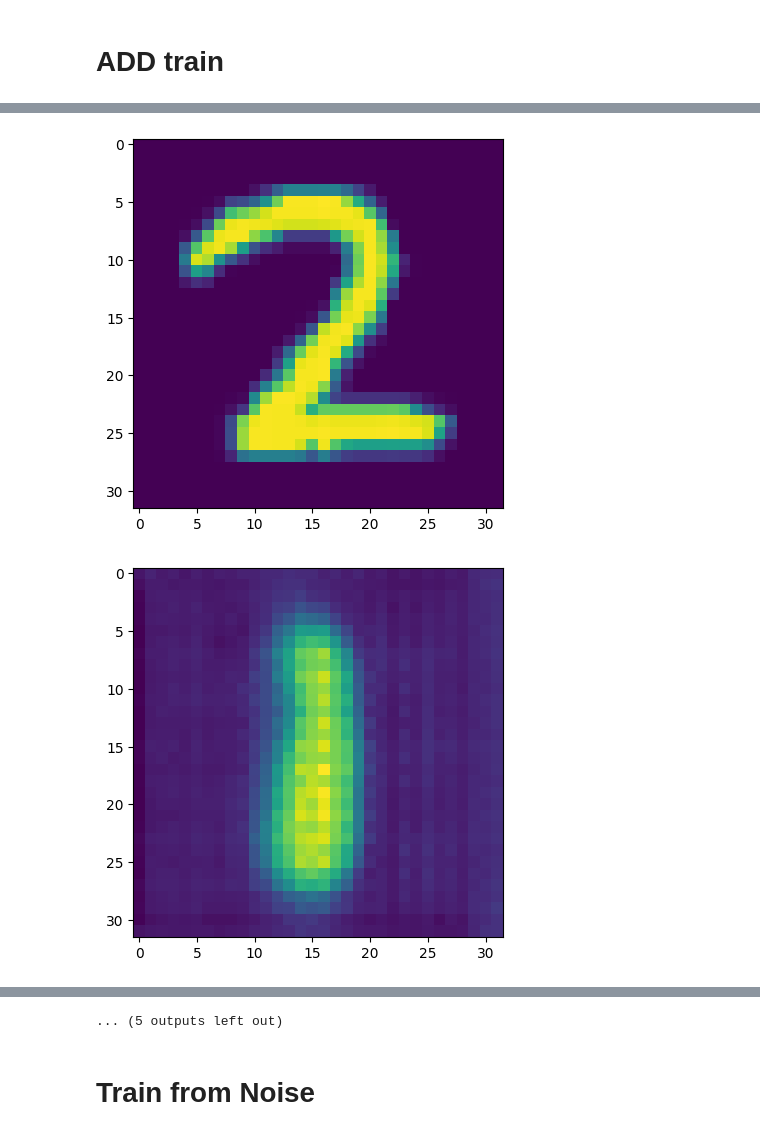
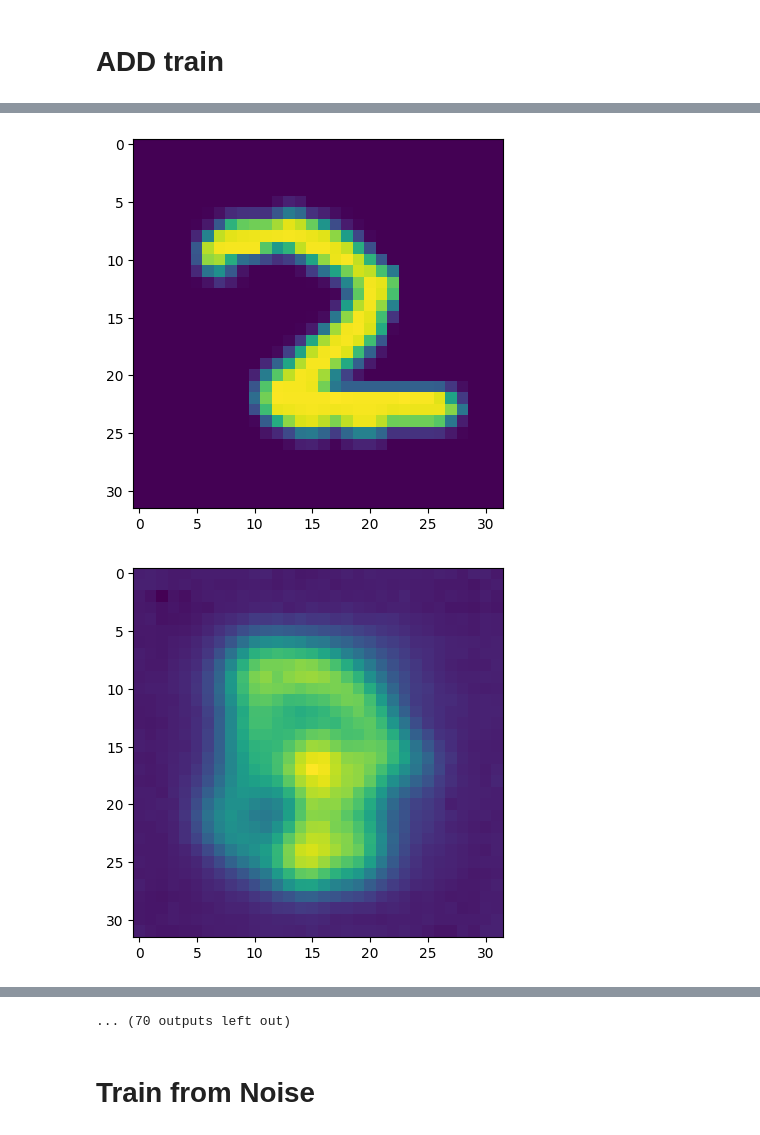
Before and after one commit to FedericoRaschiatore0123/Neural_Network, a Jupyter notebook: Adversarial_Diffusion_Distillation_Last_Version.ipynb, the cells around one changed output, grey strips where cells are left out. Cells and saved outputs as stored; diff of their text form; code cells hidden in the pictures.

```diff
--- a/Adversarial_Diffusion_Distillation_Last_Version.ipynb
+++ b/Adversarial_Diffusion_Distillation_Last_Version.ipynb
@@ -95,7 +95,7 @@ global_var_mnist = {
     "factor" : 0.1,
 
     #ADD
-    "student_path" : "/content/Neural_Network/models/student_model_mnist.pth",
+    "student_path" : "/content/Neural_Network/models/student_model_mnist1.pth",
     "teacher_path" : "/content/Neural_Network/models/diffusion_model_mnist.pth",
     "discriminator_path" : "/content/Neural_Network/models/discriminator_model_mnist.pth",
     "student_timesteps" : 4,
@@ -1182,11 +1184,11 @@ Unet(
 # %% [markdown]
 #Pretrain
 # %%
-epochs = 10
+epochs = 15
 
 student_optimizer = Adam(student_model.parameters(), lr=1e-4)
 #discriminator_optimizer = Adam(discriminator_model.parameters(), lr=1e-4)
-scheduler_student = torch.optim.lr_scheduler.ReduceLROnPlateau(student_optimizer, 'min', patience=3, factor=0.1)
+scheduler_student = torch.optim.lr_scheduler.ReduceLROnPlateau(student_optimizer, 'min', patience=4, factor=0.1)
 #scheduler_discriminator = torch.optim.lr_scheduler.ReduceLROnPlateau(discriminator_optimizer, 'min', patience=1, factor=0.1)
 
 losses=[]
@@ -1336,12 +1351,12 @@ NameError: name 'torch' is not defined
 # ADD train
 # %%
 torch.cuda.empty_cache()
-epochs = 15
+epochs = 25
 
-student_optimizer = Adam(student_model.parameters(), lr=1e-3)
-discriminator_optimizer = Adam(discriminator_model.parameters(), lr=1e-3)
-scheduler_student = torch.optim.lr_scheduler.ReduceLROnPlateau(student_optimizer, 'min', patience=3, factor=0.5)
-scheduler_discriminator = torch.optim.lr_scheduler.ReduceLROnPlateau(discriminator_optimizer, 'min', patience=3, factor=0.05)
+student_optimizer = Adam(student_model.parameters(), lr=1e-4)
+discriminator_optimizer = Adam(discriminator_model.parameters(), lr=1e-4)
+scheduler_student = torch.optim.lr_scheduler.ReduceLROnPlateau(student_optimizer, 'min', patience=3, factor=0.1)
+scheduler_discriminator = torch.optim.lr_scheduler.ReduceLROnPlateau(discriminator_optimizer, 'min', patience=3, factor=0.1)
 
 losses=[]
 
@@ -1356,8 +1371,8 @@ for epoch in range(epochs):
       batch_size = batch[0].shape[0]
       batch = batch[0].to(device)
 
-      t_student = torch.randint(0, teacher_timesteps, (batch_size,), device=device).long()
-      t_teacher = torch.randint(0, teacher_timesteps, (batch_size,), device=device).long()
+      t_student = torch.randint(teacher_timesteps-1, teacher_timesteps, (batch_size,), device=device).long()
+      t_teacher = torch.randint(teacher_timesteps-1, teacher_timesteps, (batch_size,), device=device).long()
 
       #t_student = torch.randint(teacher_timesteps*2-1, teacher_timesteps*2, (batch_size,), device=device).long()
       #t_teacher = torch.randint(0, teacher_timesteps*2, (batch_size,), device=device).long()
@@ -1376,7 +1391,7 @@ for epoch in range(epochs):
       output_fake = discriminator_model(student_data[-1])
       loss_fake = disc_loss(output_fake, fake_labels)
 
-      if step % 10==0:
+      if step % 3==0:
         # Calcolo totale della loss
         adversarial_loss = loss_real + loss_fake
         adversarial_loss.backward(retain_graph=True)
@@ -1473,2 +1488,2 @@ Epoch: 2  Adversarial Loss:tensor(2.5904, device='cuda:0', grad_fn=<AddBackward0
-[figure, old version]
+[figure, new version]
-[figure, old version]
+[figure, new version]
@@ -1476,4 +1491,4 @@ Epoch: 2  Adversarial Loss:tensor(2.5904, device='cuda:0', grad_fn=<AddBackward0
-... (5 outputs left out)
+... (70 outputs left out)
 # %% [markdown]
 # Train from Noise
 # %%
```
Also changed, not shown: parts of 7 cells of this notebook.
